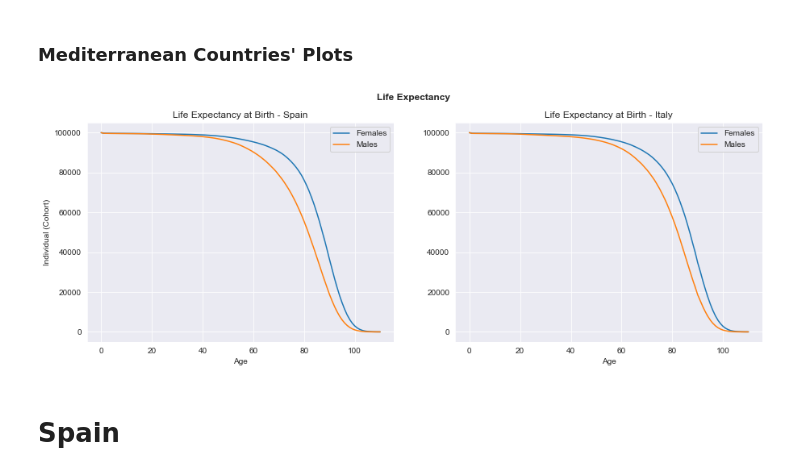
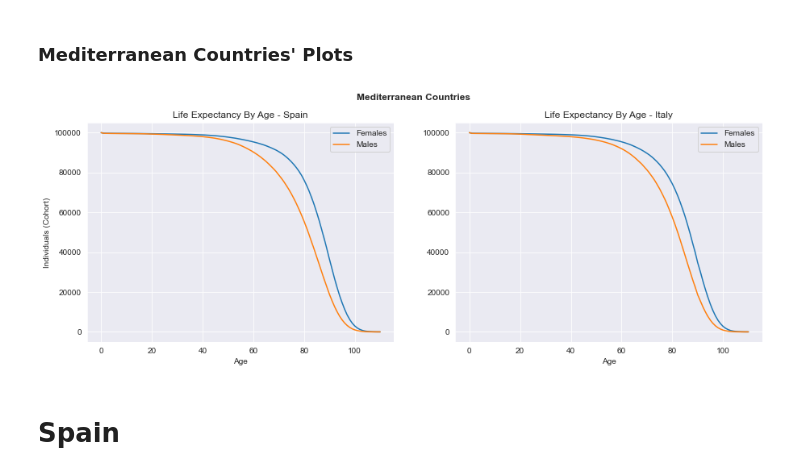
Before and after one commit to Joevalencia/Life-Actuarial-Statistics, a Jupyter notebook: Life Actuarial Study.ipynb, the cells around one changed output. Drawn from its saved outputs; the diff is of its cells as text; code cells hidden in the pictures.

Commit message:
Add files via upload
A basic overview on Life Actuarial Statistics.

```diff
--- a/Life Actuarial Study.ipynb
+++ b/Life Actuarial Study.ipynb
@@ -96,22 +96,22 @@ The dataset was downloaded from **Kaggle**, it contains some countries of the G2
 # %%
 plt.rcParams['figure.figsize'] = [15, 5]
 p1 = plt.subplot(1,2,1)
-plt.title('Life Expectancy at Birth - Spain')
+plt.title('Life Expectancy By Age - Spain')
 plt.xlabel('Age')
-plt.ylabel('Individual (Cohort)')
+plt.ylabel('Individuals (Cohort)')
 plt.plot(dataset.index, dataset.Spain_Female, label = 'Females')
 plt.plot(dataset.index, dataset.Spain_Male, label= 'Males')
 plt.legend(loc='best')
 p2 = plt.subplot(1,2,2)
-plt.title('Life Expectancy at Birth - Italy')
+plt.title('Life Expectancy By Age - Italy')
 plt.xlabel('Age')
-plt.suptitle('Life Expectancy', fontweight='bold')
+plt.suptitle('Mediterranean Countries', fontweight='bold')
 plt.plot(dataset.index, dataset.Italy_Female, label='Females')
 plt.plot(dataset.index, dataset.Italy_Male, label='Males')
 plt.legend(loc='best')
 plt.show()
 # %% [output]
-[figure, old version]
+[figure, new version]
 # %% [markdown]
 # Spain
 # %% [markdown]
```
Also changed, not shown: parts of 15 cells of this notebook.
